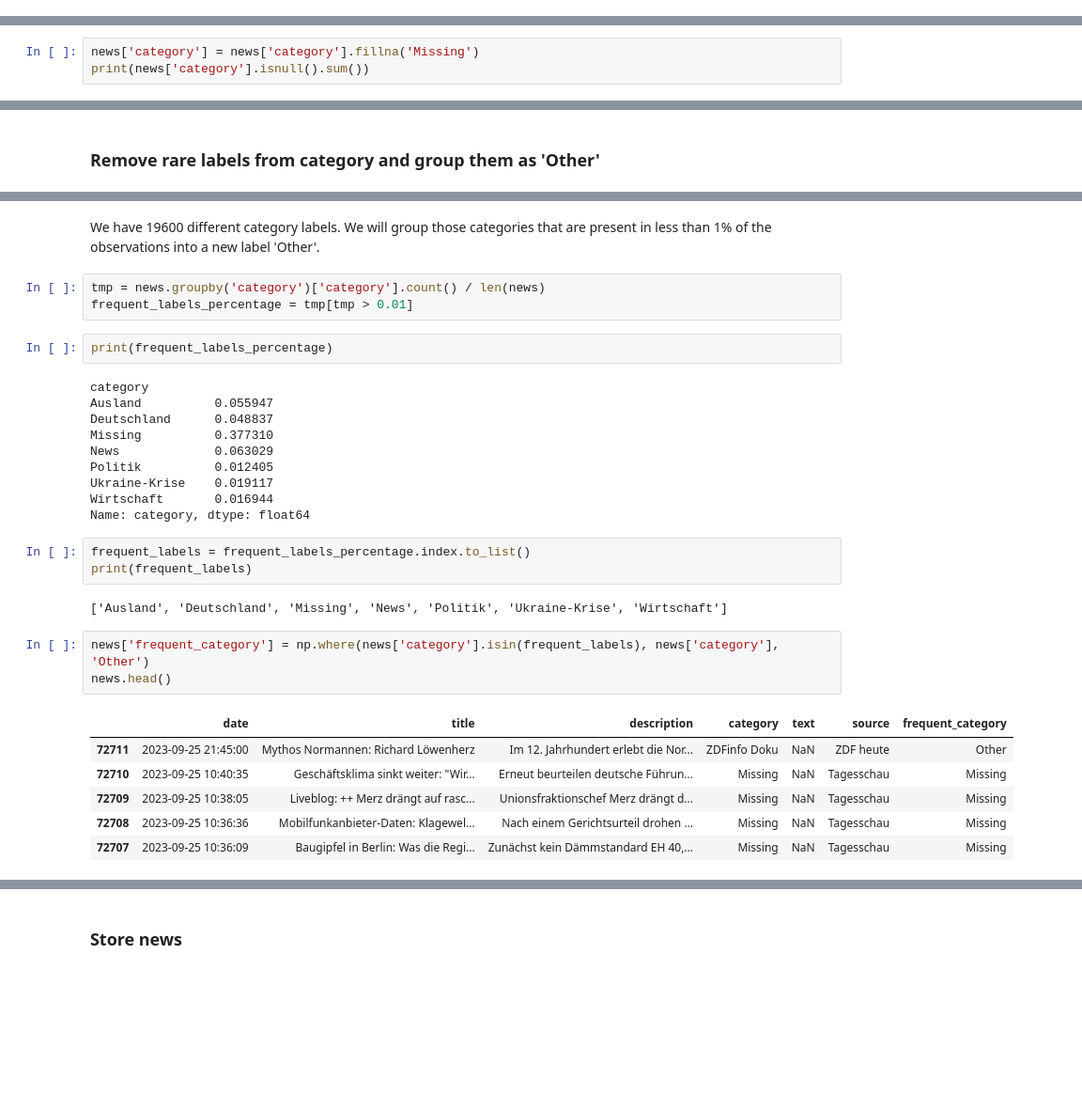
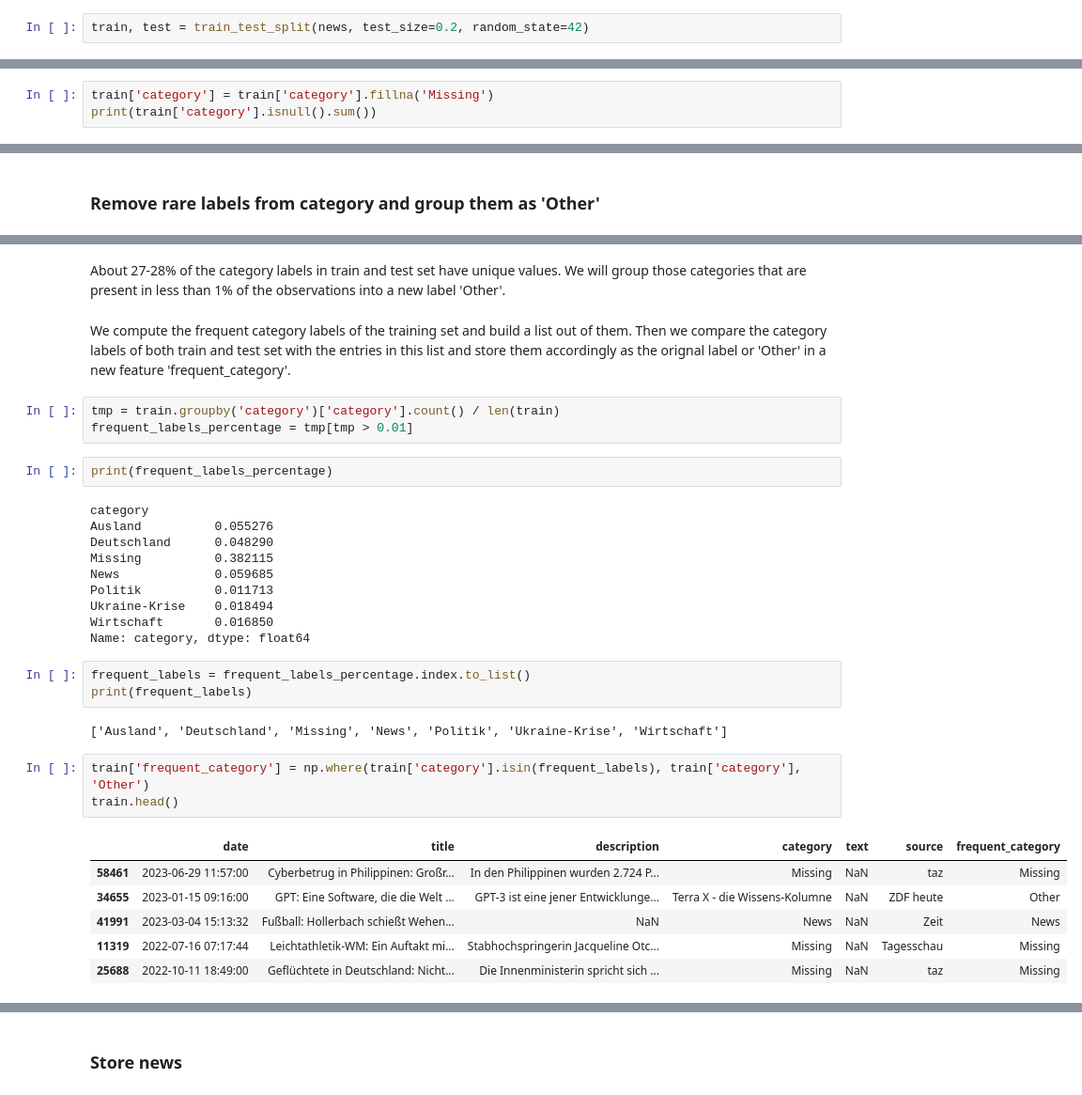
Before and after one commit to manuelarink/news_scraper, a Jupyter notebook: notebooks/preprocessing/03-feature_engineering_topic_modelling.ipynb, the cells around one changed output, grey strips where cells are left out. Shown at 94% size. Cells and saved outputs as stored; diff of their text form; blank space fills up the shorter version.

```diff
--- a/notebooks/preprocessing/03-feature_engineering_topic_modelling.ipynb
+++ b/notebooks/preprocessing/03-feature_engineering_topic_modelling.ipynb
@@ -25,0 +30,2 @@ news.head()
+# %%
+train, test = train_test_split(news, test_size=0.2, random_state=42)
@@ -34,5 +66,5 @@ print(news['category'].isnull().sum())
 # %%
-news['category'] = news['category'].fillna('Missing')
-print(news['category'].isnull().sum())
+train['category'] = train['category'].fillna('Missing')
+print(train['category'].isnull().sum())
 # %% [output]
 0
@@ -45,20 +90,22 @@ print(news['category'].nunique())
 # %% [markdown]
-We have 19600 different category labels. We will group those categories that are present
+About 27-28% of the category labels in train and test set have unique values. We will group those categories that are present
 in less than 1% of the observations into a new label 'Other'.
+# %% [markdown]
+We compute the frequent category labels of the training set and build a list out of them. Then we compare the category labels of both train and test set with the entries in this list and store them accordingly as the orignal label or 'Other' in a new feature 'frequent_category'.
 # %%
-tmp = news.groupby('category')['category'].count() / len(news)
+tmp = train.groupby('category')['category'].count() / len(train)
 frequent_labels_percentage = tmp[tmp > 0.01]
 # %%
 print(frequent_labels_percentage)
 # %% [output]
 category
-Ausland          0.055947
-Deutschland      0.048837
-Missing          0.377310
-News             0.063029
-Politik          0.012405
-Ukraine-Krise    0.019117
-Wirtschaft       0.016944
+Ausland          0.055276
+Deutschland      0.048290
+Missing          0.382115
+News             0.059685
+Politik          0.011713
+Ukraine-Krise    0.018494
+Wirtschaft       0.016850
 Name: category, dtype: float64
 # %%
 frequent_labels = frequent_labels_percentage.index.to_list()
@@ -66,12 +113,12 @@ print(frequent_labels)
 # %% [output]
 ['Ausland', 'Deutschland', 'Missing', 'News', 'Politik', 'Ukraine-Krise', 'Wirtschaft']
 # %%
-news['frequent_category'] = np.where(news['category'].isin(frequent_labels), news['category'], 'Other')
-news.head()
+train['frequent_category'] = np.where(train['category'].isin(frequent_labels), train['category'], 'Other')
+train.head()
 # %% [output]
 |  | date | title | description | category | text | source | frequent_category |
-| 72711 | 2023-09-25 21:45:00 | Mythos Normannen: Richard Löwenherz | Im 12. Jahrhundert erlebt die Nor... | ZDFinfo Doku | NaN | ZDF heute | Other |
-| 72710 | 2023-09-25 10:40:35 | Geschäftsklima sinkt weiter: "Wir... | Erneut beurteilen deutsche Führun... | Missing | NaN | Tagesschau | Missing |
-| 72709 | 2023-09-25 10:38:05 | Liveblog: ++ Merz drängt auf rasc... | Unionsfraktionschef Merz drängt d... | Missing | NaN | Tagesschau | Missing |
-| 72708 | 2023-09-25 10:36:36 | Mobilfunkanbieter-Daten: Klagewel... | Nach einem Gerichtsurteil drohen ... | Missing | NaN | Tagesschau | Missing |
-| 72707 | 2023-09-25 10:36:09 | Baugipfel in Berlin: Was die Regi... | Zunächst kein Dämmstandard EH 40,... | Missing | NaN | Tagesschau | Missing |
+| 58461 | 2023-06-29 11:57:00 | Cyberbetrug in Philippinen: Großr... | In den Philippinen wurden 2.724 P... | Missing | NaN | taz | Missing |
+| 34655 | 2023-01-15 09:16:00 | GPT: Eine Software, die die Welt ... | GPT-3 ist eine jener Entwicklunge... | Terra X - die Wissens-Kolumne | NaN | ZDF heute | Other |
+| 41991 | 2023-03-04 15:13:32 | Fußball: Hollerbach schießt Wehen... | NaN | News | NaN | Zeit | News |
+| 11319 | 2022-07-16 07:17:44 | Leichtathletik-WM: Ein Auftakt mi... | Stabhochspringerin Jacqueline Otc... | Missing | NaN | Tagesschau | Missing |
+| 25688 | 2022-10-11 18:49:00 | Geflüchtete in Deutschland: Nicht... | Die Innenministerin spricht sich ... | Missing | NaN | taz | Missing |
```
Also changed, not shown: parts of 16 cells of this notebook, 8 other files.
